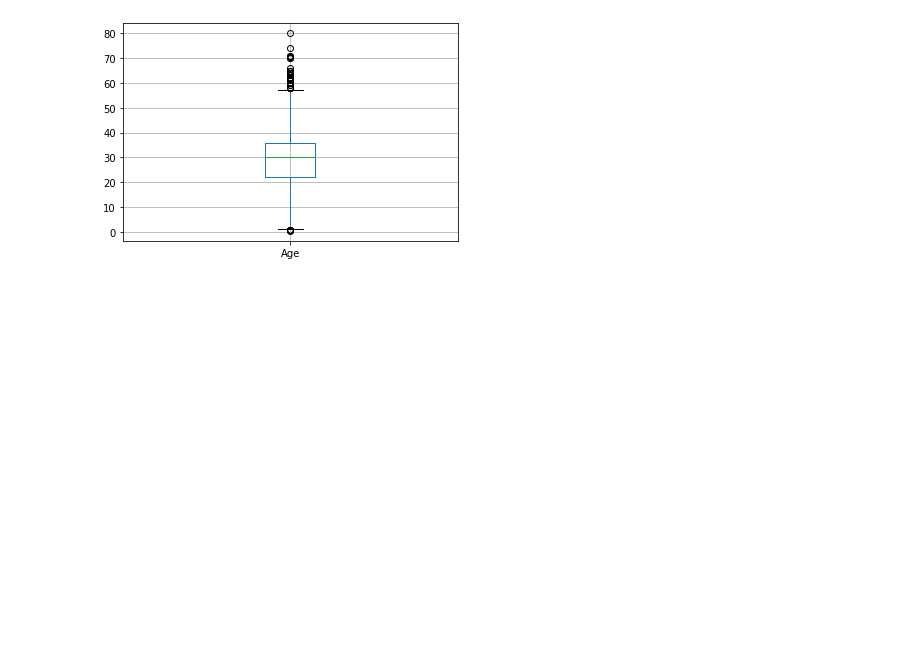
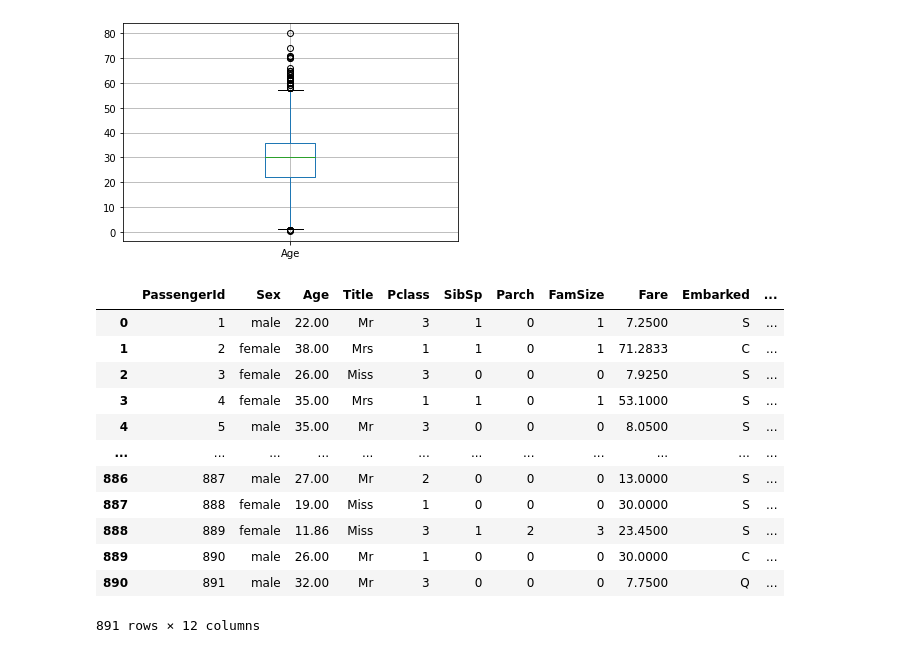
Before and after one commit to ryanlonergan/titanic, a Jupyter notebook: EDA_Cleaning_FeatureEngineering.ipynb, the cells around one changed output. Cells and saved outputs as stored; diff of their text form; code cells hidden in the pictures; blank space fills up the shorter version.

```diff
--- a/EDA_Cleaning_FeatureEngineering.ipynb
+++ b/EDA_Cleaning_FeatureEngineering.ipynb
@@ -1099,3 +1113,19 @@ train_c[['Age']].boxplot()
 # %% [output]
 <matplotlib.axes._subplots.AxesSubplot at 0x...>
 [figure]
+# %%
+display(train_c)
+# %% [output]
+|  | PassengerId | Sex | Age | Title | Pclass | SibSp | Parch | FamSize | Fare | Embarked | ... |
+| 0 | 1 | male | 22.00 | Mr | 3 | 1 | 0 | 1 | 7.2500 | S | ... |
+| 1 | 2 | female | 38.00 | Mrs | 1 | 1 | 0 | 1 | 71.2833 | C | ... |
+| 2 | 3 | female | 26.00 | Miss | 3 | 0 | 0 | 0 | 7.9250 | S | ... |
+| 3 | 4 | female | 35.00 | Mrs | 1 | 1 | 0 | 1 | 53.1000 | S | ... |
+| 4 | 5 | male | 35.00 | Mr | 3 | 0 | 0 | 0 | 8.0500 | S | ... |
+| ... | ... | ... | ... | ... | ... | ... | ... | ... | ... | ... | ... |
+| 886 | 887 | male | 27.00 | Mr | 2 | 0 | 0 | 0 | 13.0000 | S | ... |
+| 887 | 888 | female | 19.00 | Miss | 1 | 0 | 0 | 0 | 30.0000 | S | ... |
+| 888 | 889 | female | 11.86 | Miss | 3 | 1 | 2 | 3 | 23.4500 | S | ... |
+| 889 | 890 | male | 26.00 | Mr | 1 | 0 | 0 | 0 | 30.0000 | C | ... |
+| 890 | 891 | male | 32.00 | Mr | 3 | 0 | 0 | 0 | 7.7500 | Q | ... |
+891 rows × 12 columns
```
Also changed, not shown: parts of 21 cells of this notebook, 1 other file.
